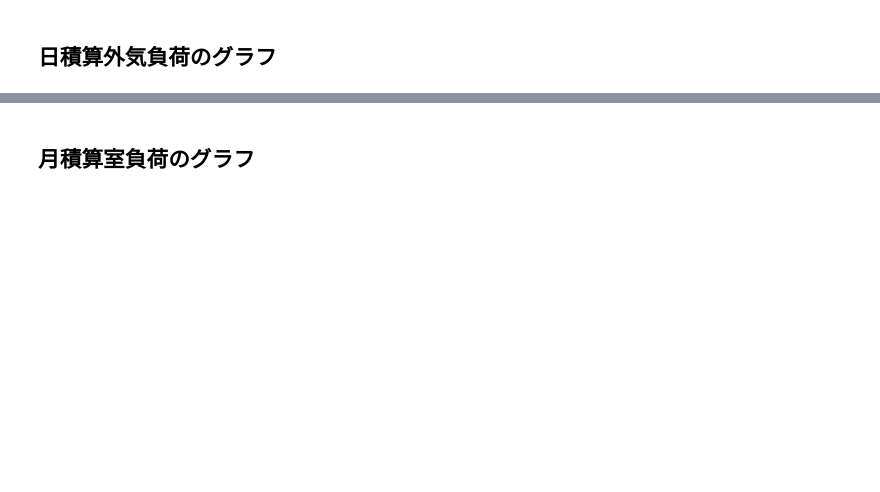
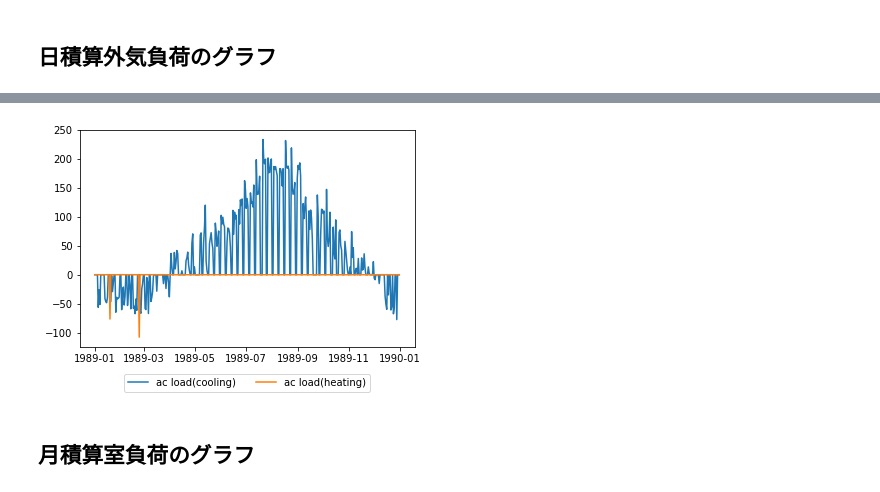
Before and after one commit to satoh-er/builelib_viewer, a Jupyter notebook: builelib_viewer.ipynb, the cells around one changed output, grey strips where cells are left out. Saved outputs shown, nothing was run; the diff lists cells and outputs as text; code cells hidden in the pictures; blank space fills up the shorter version.

```diff
--- a/builelib_viewer.ipynb
+++ b/builelib_viewer.ipynb
@@ -62,3 +75,11 @@ plt.show()
+# %%
+plt.plot(dd['ac_load_c'], label='ac load(cooling)')
+plt.plot(dd['ac_load_h'], label='ac load(heating)')
+
+plt.legend(loc='upper center', bbox_to_anchor=(0.5, -0.1), ncol=2)
+plt.show()
+# %% [output]
+[figure, added]
 # %% [markdown]
 ## 月積算室負荷のグラフ
 # %%
```
Also changed, not shown: parts of 12 cells of this notebook.
